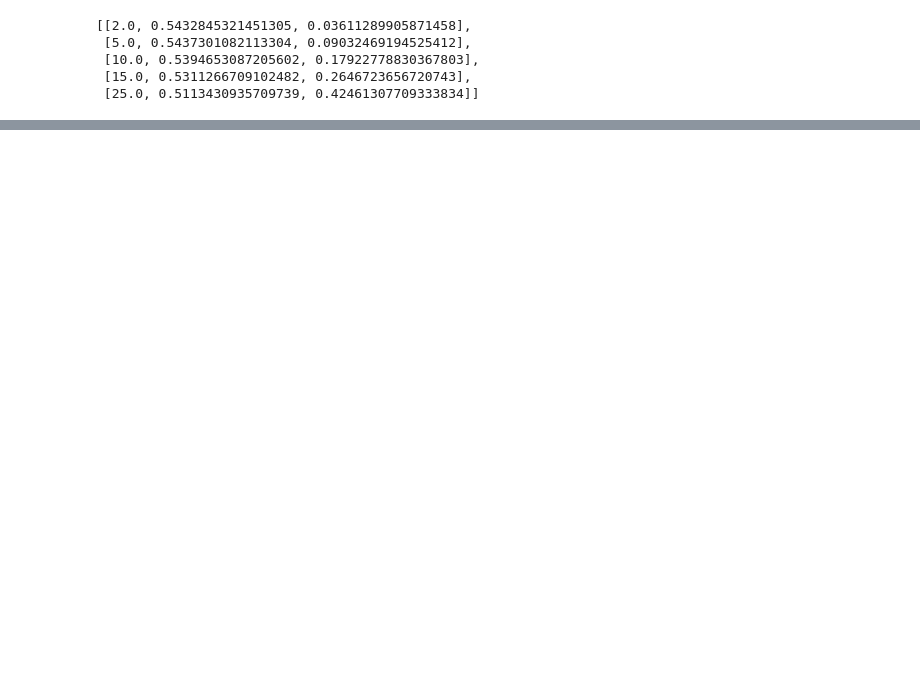
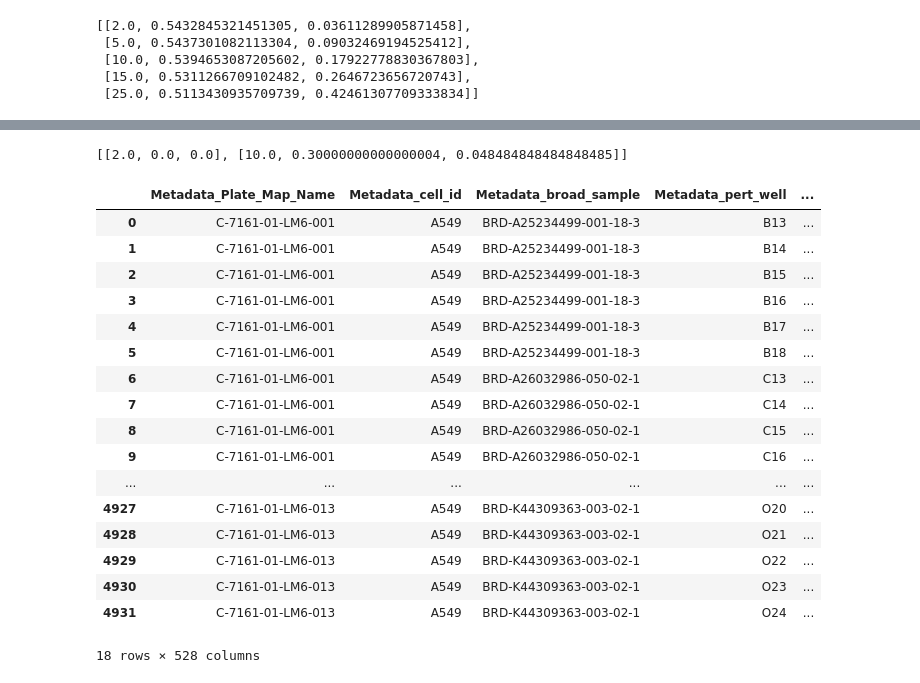
Before and after one commit to broadinstitute/neural-profiling-archive, a Jupyter notebook: project_baseline/test-eval.ipynb, the cells around one changed output, grey strips where cells are left out. Cells and saved outputs as stored; diff of their text form; code cells hidden in the pictures; blank space fills up the shorter version.

```diff
--- a/project_baseline/test-eval.ipynb
+++ b/project_baseline/test-eval.ipynb
@@ -107,0 +180,32 @@ pr_av
+# %%
+pr_av = []
+for k in df_res_1.k.unique():
+    pr_av.append(df_res_1.query("k==@k").mean().tolist())
+pr_av
+# %% [output]
+[[2.0, 0.0, 0.0], [10.0, 0.30000000000000004, 0.048484848484848485]]
+# %%
+ls = df.Metadata_moa.unique()[:2].tolist()
+ls
+selected_moa= df.query("Metadata_moa==@ls")
+# %%
+selected_moa
+# %% [output]
+|  | Metadata_Plate_Map_Name | Metadata_cell_id | Metadata_broad_sample | Metadata_pert_well | ... |
+| 0 | C-7161-01-LM6-001 | A549 | BRD-A25234499-001-18-3 | B13 | ... |
+| 1 | C-7161-01-LM6-001 | A549 | BRD-A25234499-001-18-3 | B14 | ... |
+| 2 | C-7161-01-LM6-001 | A549 | BRD-A25234499-001-18-3 | B15 | ... |
+| 3 | C-7161-01-LM6-001 | A549 | BRD-A25234499-001-18-3 | B16 | ... |
+| 4 | C-7161-01-LM6-001 | A549 | BRD-A25234499-001-18-3 | B17 | ... |
+| 5 | C-7161-01-LM6-001 | A549 | BRD-A25234499-001-18-3 | B18 | ... |
+| 6 | C-7161-01-LM6-001 | A549 | BRD-A26032986-050-02-1 | C13 | ... |
+| 7 | C-7161-01-LM6-001 | A549 | BRD-A26032986-050-02-1 | C14 | ... |
+| 8 | C-7161-01-LM6-001 | A549 | BRD-A26032986-050-02-1 | C15 | ... |
+| 9 | C-7161-01-LM6-001 | A549 | BRD-A26032986-050-02-1 | C16 | ... |
+| ... | ... | ... | ... | ... | ... |
+| 4927 | C-7161-01-LM6-013 | A549 | BRD-K44309363-003-02-1 | O20 | ... |
+| 4928 | C-7161-01-LM6-013 | A549 | BRD-K44309363-003-02-1 | O21 | ... |
+| 4929 | C-7161-01-LM6-013 | A549 | BRD-K44309363-003-02-1 | O22 | ... |
+| 4930 | C-7161-01-LM6-013 | A549 | BRD-K44309363-003-02-1 | O23 | ... |
+| 4931 | C-7161-01-LM6-013 | A549 | BRD-K44309363-003-02-1 | O24 | ... |
+18 rows × 528 columns
```
Also changed, not shown: parts of 7 cells of this notebook, 1 other file.
